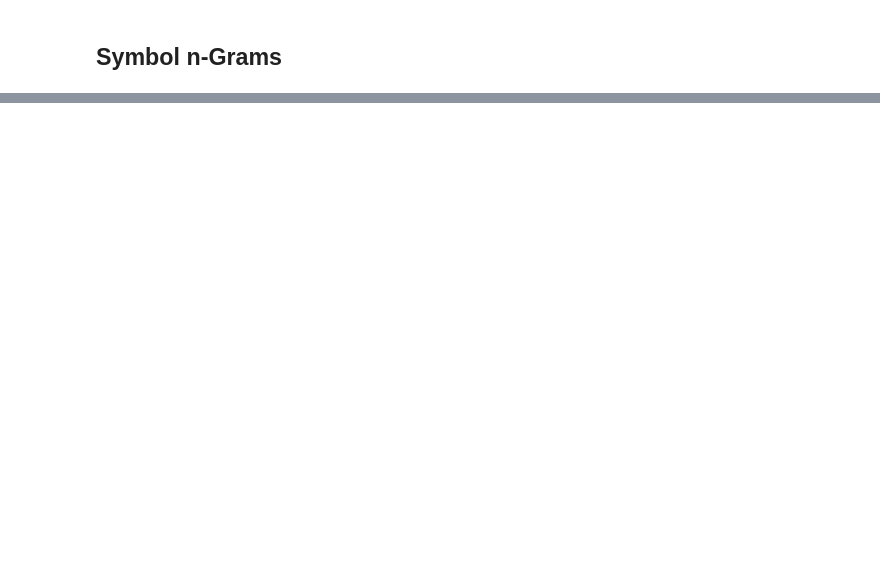
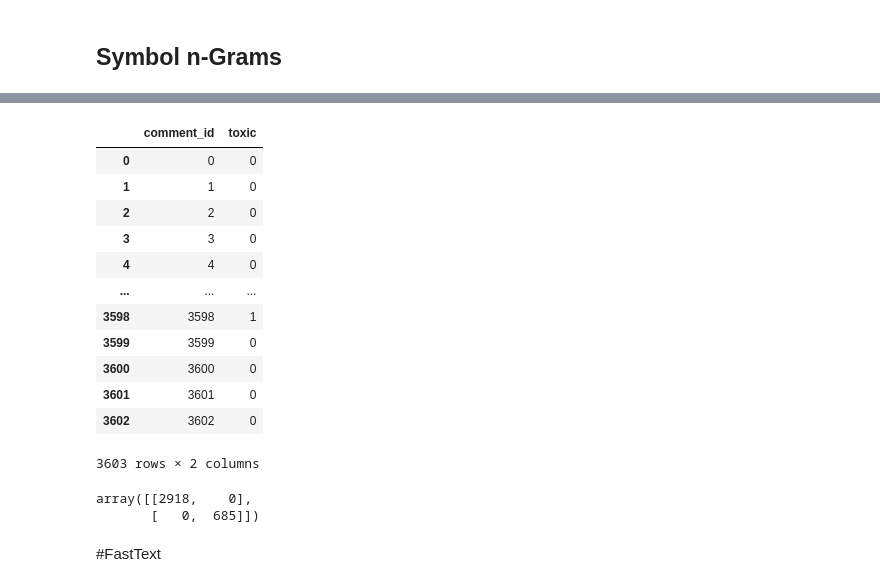
Before and after one commit to ksetdekov/HSE_DS, a Jupyter notebook: 07 NLP/kaggle hw/solution.ipynb, the cells around one changed output, grey strips where cells are left out. Drawn from its saved outputs; the diff is of its cells as text; code cells hidden in the pictures; blank space fills up the shorter version.

```diff
--- a/07 NLP/kaggle hw/solution.ipynb
+++ b/07 NLP/kaggle hw/solution.ipynb
@@ -64,0 +237,5 @@ FileNotFoundError: Could not find module 'C:\Users\ksetd\Anaconda3\lib\site-pack
+# %%
+clf3 = LogisticRegression(random_state=0,  max_iter=1000)
+clf3.fit(bowsimb, y_train)
+pred = clf3.predict(scaler.transform(vec.transform(x_test)))
+print(classification_report(pred, y_test))
@@ -64,0 +280,21 @@ FileNotFoundError: Could not find module 'C:\Users\ksetd\Anaconda3\lib\site-pack
+# %%
+symbol_ngrams = test.copy()
+symbol_ngrams['toxic'] = clf3.predict(scaler.
+                                      transform(vec.transform(test.comment)))
+symbol_ngrams['toxic'] = tf_idf['toxic'].astype(int)
+symbol_ngrams.drop('comment', axis=1, inplace=True)
+symbol_ngrams
+# %% [output]
+|  | comment_id | toxic |
+| 0 | 0 | 0 |
+| 1 | 1 | 0 |
+| 2 | 2 | 0 |
+| 3 | 3 | 0 |
+| 4 | 4 | 0 |
+| ... | ... | ... |
+| 3598 | 3598 | 1 |
+| 3599 | 3599 | 0 |
+| 3600 | 3600 | 0 |
+| 3601 | 3601 | 0 |
+| 3602 | 3602 | 0 |
+3603 rows × 2 columns
@@ -64,0 +305,5 @@ FileNotFoundError: Could not find module 'C:\Users\ksetd\Anaconda3\lib\site-pack
+# %%
+confusion_matrix(symbol_ngrams.toxic, tf_idf.toxic)
+# %% [output]
+array([[2918,    0],
+       [   0,  685]])
@@ -64,0 +312,2 @@ FileNotFoundError: Could not find module 'C:\Users\ksetd\Anaconda3\lib\site-pack
+# %% [markdown]
+#FastText
```
Also changed, not shown: parts of 88 cells of this notebook.
